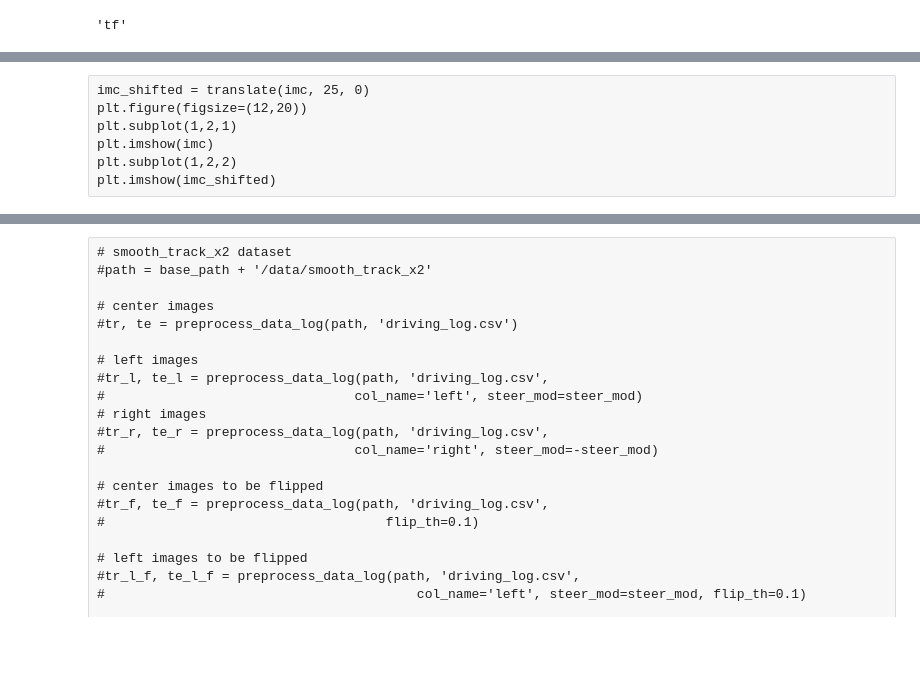
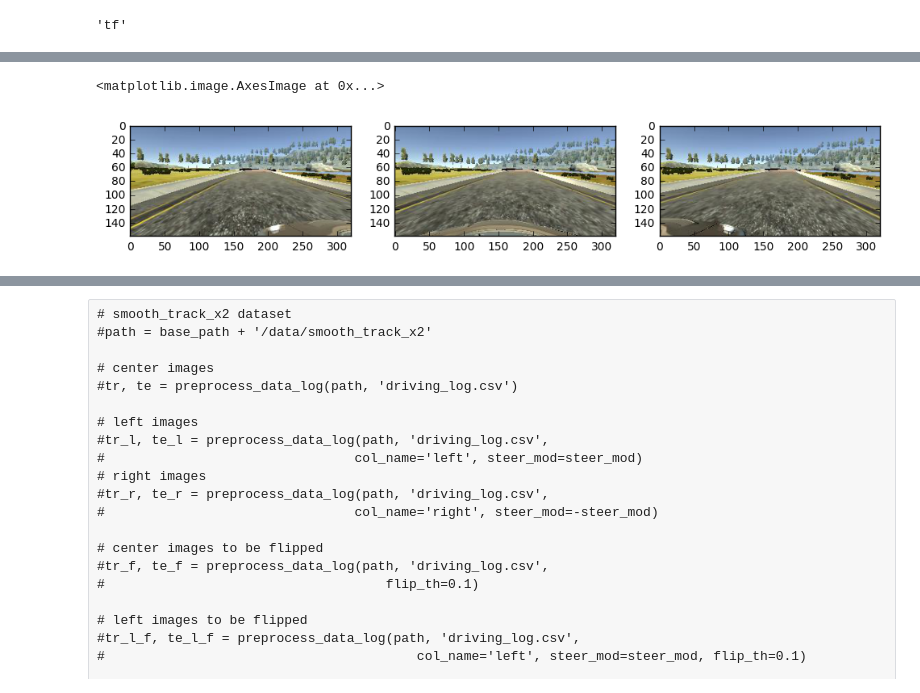
Before and after one commit to amakhlin/CarND-Behavioral-Cloning-Project, a Jupyter notebook: Explore.ipynb, the cells around one changed output, grey strips where cells are left out. Drawn from its saved outputs; the diff is of its cells as text; code cells hidden in the pictures; blank space fills up the shorter version.

```diff
--- a/Explore.ipynb
+++ b/Explore.ipynb
@@ -234,13 +222,24 @@ plt.imshow(imr)
+# %%
+log = pd.read_csv('data/udacity/data/driving_log.csv')
+imc = cv2.cvtColor(cv2.imread('data/udacity/data/'+log['center'][50]), cv2.COLOR_BGR2RGB)
+iml = cv2.cvtColor(cv2.imread('data/udacity/data/'+(log['left'].str.strip())[50]), cv2.COLOR_BGR2RGB)
+imr = cv2.cvtColor(cv2.imread('data/udacity/data/'+(log['right'].str.strip())[50]), cv2.COLOR_BGR2RGB)
+plt.figure(figsize=(12,20))
+plt.subplot(1,3,1)
+plt.imshow(iml)
+plt.subplot(1,3,2)
+plt.imshow(imc)
+plt.subplot(1,3,3)
+plt.imshow(imr)
+
+# left/right camera shift corresponds to perhaps a few degrees of turn, I started with the assumption of 2 deg (0.08)
+# eventually increased it to 3 deg (0.12)
+# %% [output]
+<matplotlib.image.AxesImage at 0x...>
+[figure, added]
 # %%
 def translate(img, tx, ty):
     rows,cols,_ = img.shape
 
     M = np.float32([[1,0,tx],[0,1,ty]])
     return cv2.warpAffine(img,M,(cols,rows))
-# %% [raw]
-imc_shifted = translate(imc, 25, 0)
-plt.figure(figsize=(12,20))
-plt.subplot(1,2,1)
-plt.imshow(imc)
-plt.subplot(1,2,2)
-plt.imshow(imc_shifted)
```
Also changed, not shown: parts of 5 cells of this notebook.
